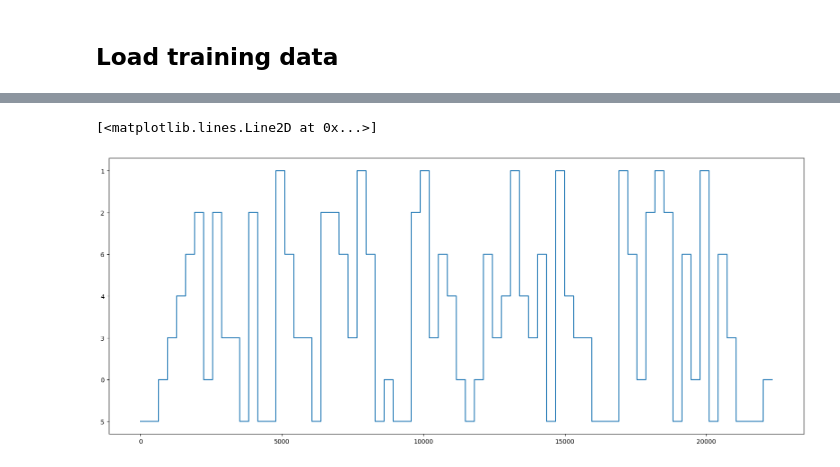
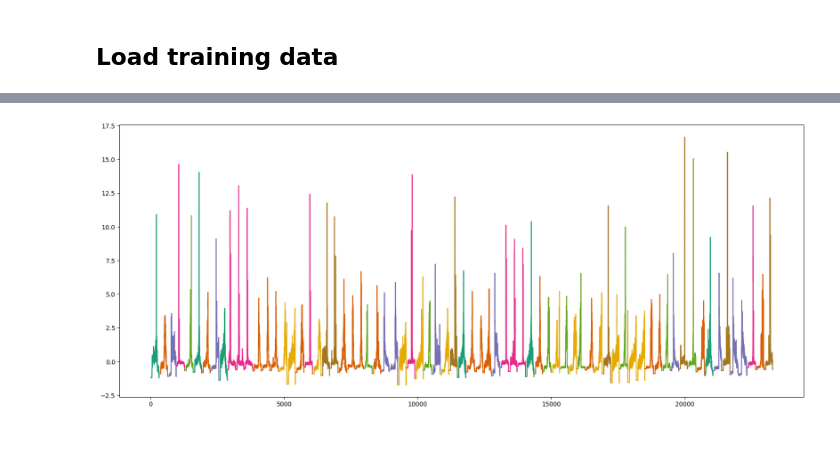
Before and after one commit to readytensor/rt_datasets_time_step_classification, a Jupyter notebook: datasets/raw/lightning7/prepare_data.ipynb, the cells around one changed output, grey strips where cells are left out. Cells and saved outputs as stored; diff of their text form; code cells hidden in the pictures; blank space fills up the shorter version.

```diff
--- a/datasets/raw/lightning7/prepare_data.ipynb
+++ b/datasets/raw/lightning7/prepare_data.ipynb
@@ -73 +71,5 @@ train_df
+# %%
+plot_series(test_df)
+# %% [output]
+[figure, added]
 # %%
@@ -75,9 +78,3 @@ full.to_csv(full_outp_fname, index=False)
 test_key_df.to_csv(test_key_outp_fname, index=False)
 train_df.to_csv(train_outp_fname, index=False)
 test_df.to_csv(test_outp_fname, index=False)
-# %%
-plt.figure(figsize=(20,8))
-plt.plot(train_df['label'])
-# %% [output]
-[<matplotlib.lines.Line2D at 0x...>]
-[figure, removed]
```
Also changed, not shown: parts of 7 cells of this notebook, 40 other files.
